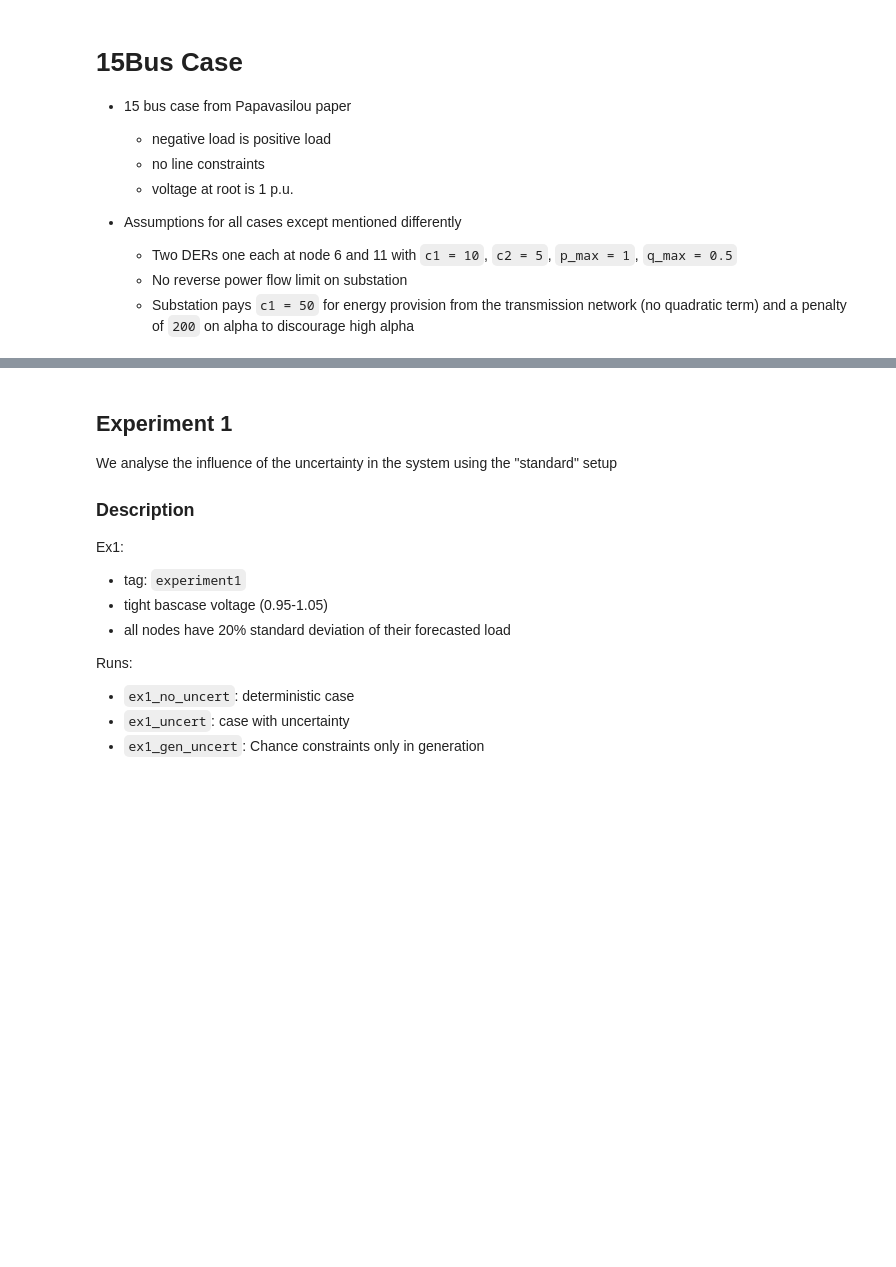
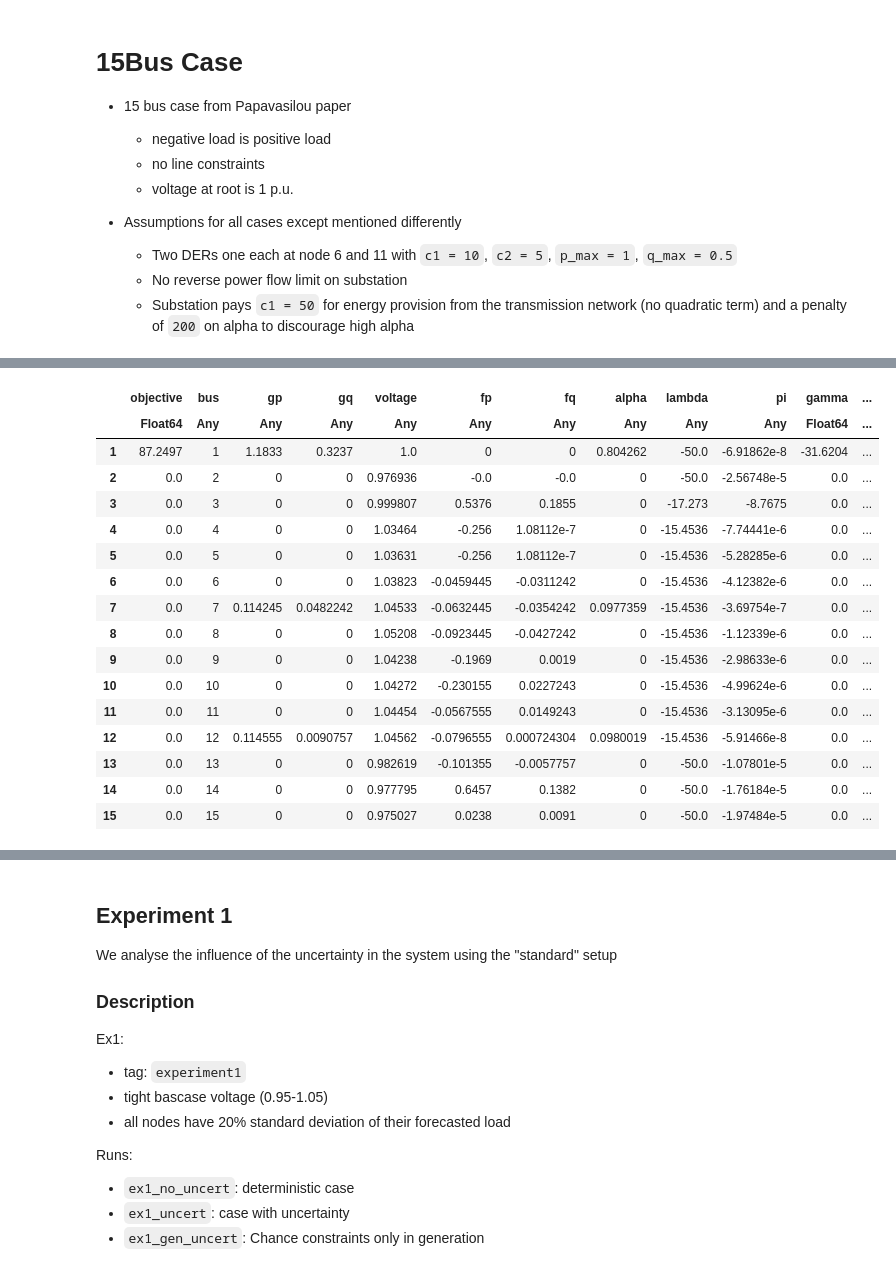
Before and after one commit to mieth-robert/DLMP_uncertainty_CodeSupplement, a Jupyter notebook: case_study.ipynb, the cells around one changed output, grey strips where cells are left out. Drawn from its saved outputs; the diff is of its cells as text; code cells hidden in the pictures; blank space fills up the shorter version.

```diff
--- a/case_study.ipynb
+++ b/case_study.ipynb
@@ -64,0 +69,74 @@ results_to_df (generic function with 1 method)
+# %%
+experiment5 = Dict()
+
+# Load feeder data
+feeder = load_feeder("data/feeder_data/basecase_noneg/")
+
+# Set up
+relative_std = 0.2
+loads = [b.d_P for b in feeder.buses]
+std_vec = abs.(loads) .* relative_std
+var_vec = std_vec.^2
+Σ = diagm(0 => var_vec)
+
+# ex5_general_settings
+ex5_general_settings = Dict(
+    "var_vec" => var_vec,
+    "Σ" => Σ,
+    "z_g" => 1.945,
+    "z_v" => 2.576,
+    "toggle_volt_cc" => false,
+    "toggle_gen_cc" => false,
+    "toggle_thermal_cc" => false,
+    "thermal_const_method" => 2, #1=soc, 2=inner approx
+    "vfac" => 0.1, # directly sets symetric voltage limit to min:(1-vfac) max:(1+vfac), use import values if vfac=0
+    "qcfac" => 1,
+    "output_level" => 0,
+    "Ψ" => 0,
+)
+
+# ex5_no_uncert:
+ex5_no_uncert_settings = copy(ex5_general_settings)
+ex5_no_uncert_settings["toggle_volt_cc"] = false
+ex5_no_uncert_settings["toggle_gen_cc"] = false
+ex5_no_uncert_settings["toggle_thermal_cc"] = false
+
+experiment5["no_uncert"] = Dict(
+    "verbose" => "no_uncert",
+    "feeder" => feeder,
+    "settings" => ex5_no_uncert_settings,
+)
+
+# ex5_uncert:
+ex5_uncert_settings = copy(ex5_general_settings)
+ex5_uncert_settings["toggle_volt_cc"] = true
+ex5_uncert_settings["toggle_gen_cc"] = true
+ex5_no_uncert_settings["toggle_thermal_cc"] = true
+experiment5["uncert"] = Dict(
+    "verbose" => "uncert",
+    "feeder" => feeder,
+    "settings" => ex5_uncert_settings,
+)
+
+# ex5_gen_uncert:
+ex5_uncert_settings = copy(ex5_general_settings)
+ex5_uncert_settings["toggle_volt_cc"] = false
+ex5_uncert_settings["toggle_gen_cc"] = true
+ex5_no_uncert_settings["toggle_thermal_cc"] = false
+experiment5["gen_uncert"] = Dict(
+    "verbose" => "gen_uncert",
+    "feeder" => feeder,
+    "settings" => ex5_uncert_settings,
+)
+
+# Run
+experiment5 = run_experiment(experiment5)
+
+# Show results
+sleep(.2) # just to ensure correct printing order
+for case in keys(experiment5)
+    print(">>> Case $case")
+    sleep(.2)
+    display(experiment5[case]["results"])
+end
+# %% [output]
@@ -64,0 +161,17 @@ results_to_df (generic function with 1 method)
+|  | objective | bus | gp | gq | voltage | fp | fq | alpha | lambda | pi | gamma | ... |
+|  | Float64 | Any | Any | Any | Any | Any | Any | Any | Any | Any | Float64 | ... |
+| 1 | 87.2497 | 1 | 1.1833 | 0.3237 | 1.0 | 0 | 0 | 0.804262 | -50.0 | -6.91862e-8 | -31.6204 | ... |
+| 2 | 0.0 | 2 | 0 | 0 | 0.976936 | -0.0 | -0.0 | 0 | -50.0 | -2.56748e-5 | 0.0 | ... |
+| 3 | 0.0 | 3 | 0 | 0 | 0.999807 | 0.5376 | 0.1855 | 0 | -17.273 | -8.7675 | 0.0 | ... |
+| 4 | 0.0 | 4 | 0 | 0 | 1.03464 | -0.256 | 1.08112e-7 | 0 | -15.4536 | -7.74441e-6 | 0.0 | ... |
+| 5 | 0.0 | 5 | 0 | 0 | 1.03631 | -0.256 | 1.08112e-7 | 0 | -15.4536 | -5.28285e-6 | 0.0 | ... |
+| 6 | 0.0 | 6 | 0 | 0 | 1.03823 | -0.0459445 | -0.0311242 | 0 | -15.4536 | -4.12382e-6 | 0.0 | ... |
+| 7 | 0.0 | 7 | 0.114245 | 0.0482242 | 1.04533 | -0.0632445 | -0.0354242 | 0.0977359 | -15.4536 | -3.69754e-7 | 0.0 | ... |
+| 8 | 0.0 | 8 | 0 | 0 | 1.05208 | -0.0923445 | -0.0427242 | 0 | -15.4536 | -1.12339e-6 | 0.0 | ... |
+| 9 | 0.0 | 9 | 0 | 0 | 1.04238 | -0.1969 | 0.0019 | 0 | -15.4536 | -2.98633e-6 | 0.0 | ... |
+| 10 | 0.0 | 10 | 0 | 0 | 1.04272 | -0.230155 | 0.0227243 | 0 | -15.4536 | -4.99624e-6 | 0.0 | ... |
+| 11 | 0.0 | 11 | 0 | 0 | 1.04454 | -0.0567555 | 0.0149243 | 0 | -15.4536 | -3.13095e-6 | 0.0 | ... |
+| 12 | 0.0 | 12 | 0.114555 | 0.0090757 | 1.04562 | -0.0796555 | 0.000724304 | 0.0980019 | -15.4536 | -5.91466e-8 | 0.0 | ... |
+| 13 | 0.0 | 13 | 0 | 0 | 0.982619 | -0.101355 | -0.0057757 | 0 | -50.0 | -1.07801e-5 | 0.0 | ... |
+| 14 | 0.0 | 14 | 0 | 0 | 0.977795 | 0.6457 | 0.1382 | 0 | -50.0 | -1.76184e-5 | 0.0 | ... |
+| 15 | 0.0 | 15 | 0 | 0 | 0.975027 | 0.0238 | 0.0091 | 0 | -50.0 | -1.97484e-5 | 0.0 | ... |
```
Also changed, not shown: parts of 12 cells of this notebook, 5 other files.
